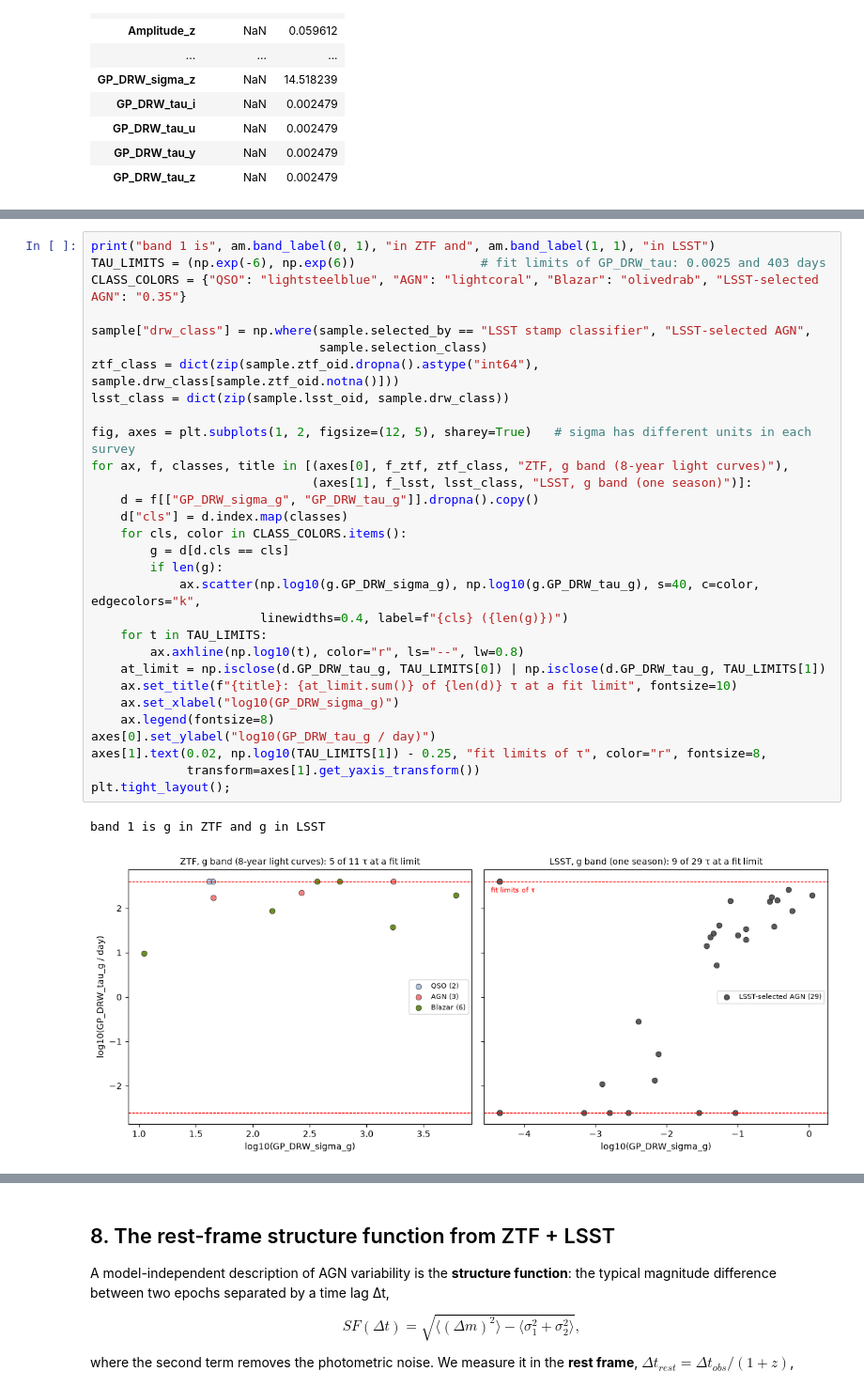
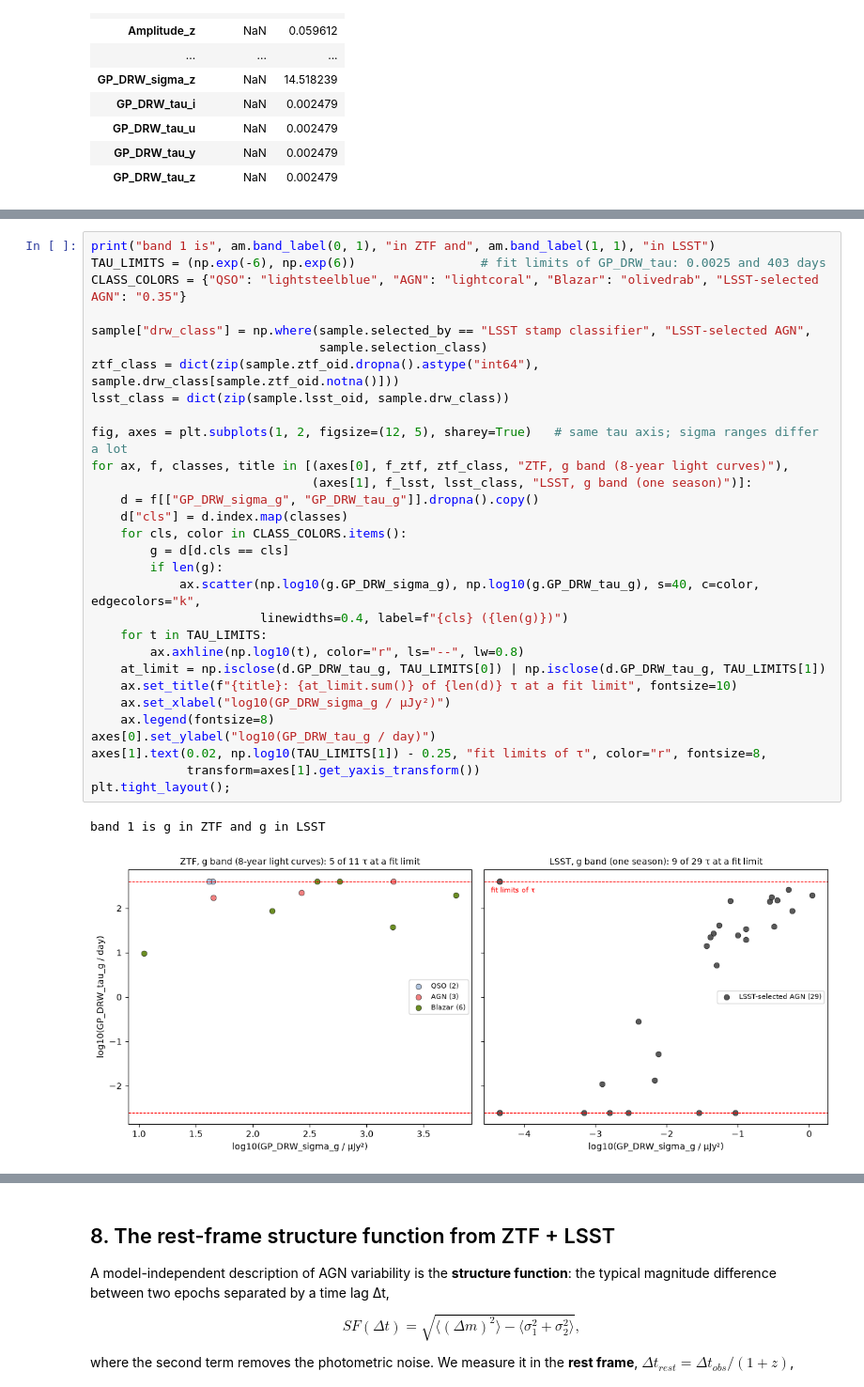
Before and after one commit to fforster/alerce-iucaa-2026, a Jupyter notebook: 04_agn.ipynb, the cells around one changed output, grey strips where cells are left out. Shown at 94% size. Drawn from its saved outputs; the diff is of its cells as text.

```diff
--- a/04_agn.ipynb
+++ b/04_agn.ipynb
@@ -814,34 +848,34 @@ object, and mark the fit limits of τ:
 # %%
 print("band 1 is", am.band_label(0, 1), "in ZTF and", am.band_label(1, 1), "in LSST")
 TAU_LIMITS = (np.exp(-6), np.exp(6))                 # fit limits of GP_DRW_tau: 0.0025 and 403 days
 CLASS_COLORS = {"QSO": "lightsteelblue", "AGN": "lightcoral", "Blazar": "olivedrab", "LSST-selected AGN": "0.35"}
 
 sample["drw_class"] = np.where(sample.selected_by == "LSST stamp classifier", "LSST-selected AGN",
                                sample.selection_class)
 ztf_class = dict(zip(sample.ztf_oid.dropna().astype("int64"), sample.drw_class[sample.ztf_oid.notna()]))
 lsst_class = dict(zip(sample.lsst_oid, sample.drw_class))
 
-fig, axes = plt.subplots(1, 2, figsize=(12, 5), sharey=True)   # sigma has different units in each survey
+fig, axes = plt.subplots(1, 2, figsize=(12, 5), sharey=True)   # same tau axis; sigma ranges differ a lot
 for ax, f, classes, title in [(axes[0], f_ztf, ztf_class, "ZTF, g band (8-year light curves)"),
                               (axes[1], f_lsst, lsst_class, "LSST, g band (one season)")]:
     d = f[["GP_DRW_sigma_g", "GP_DRW_tau_g"]].dropna().copy()
     d["cls"] = d.index.map(classes)
     for cls, color in CLASS_COLORS.items():
         g = d[d.cls == cls]
         if len(g):
             ax.scatter(np.log10(g.GP_DRW_sigma_g), np.log10(g.GP_DRW_tau_g), s=40, c=color, edgecolors="k",
                        linewidths=0.4, label=f"{cls} ({len(g)})")
     for t in TAU_LIMITS:
         ax.axhline(np.log10(t), color="r", ls="--", lw=0.8)
     at_limit = np.isclose(d.GP_DRW_tau_g, TAU_LIMITS[0]) | np.isclose(d.GP_DRW_tau_g, TAU_LIMITS[1])
     ax.set_title(f"{title}: {at_limit.sum()} of {len(d)} τ at a fit limit", fontsize=10)
-    ax.set_xlabel("log10(GP_DRW_sigma_g)")
+    ax.set_xlabel("log10(GP_DRW_sigma_g / µJy²)")
     ax.legend(fontsize=8)
 axes[0].set_ylabel("log10(GP_DRW_tau_g / day)")
 axes[1].text(0.02, np.log10(TAU_LIMITS[1]) - 0.25, "fit limits of τ", color="r", fontsize=8,
              transform=axes[1].get_yaxis_transform())
 plt.tight_layout();
 # %% [output]
 band 1 is g in ZTF and g in LSST
-[figure, old version]
+[figure, new version]
 # %% [markdown]
```
Also changed, not shown: parts of 3 cells of this notebook, 1 other file.
